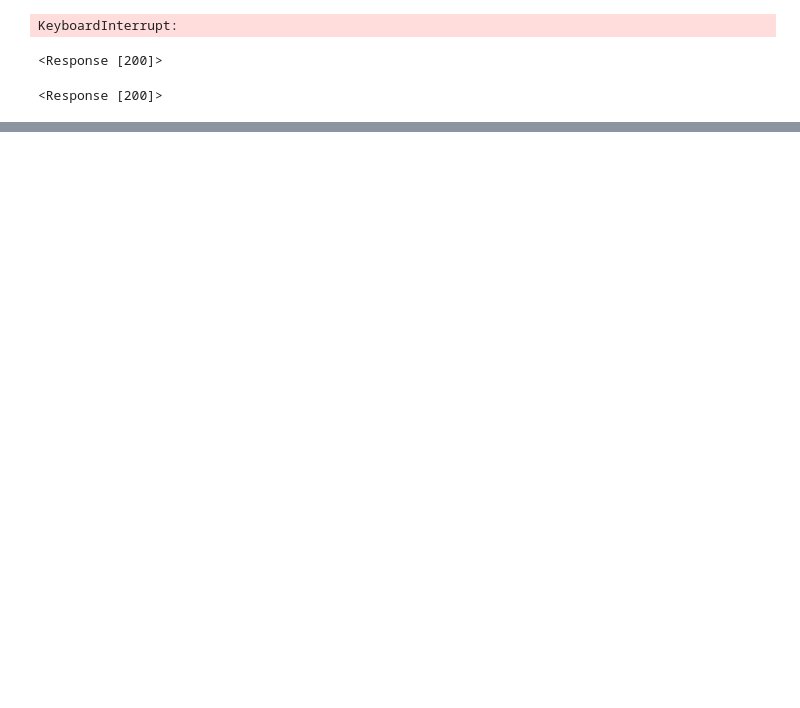
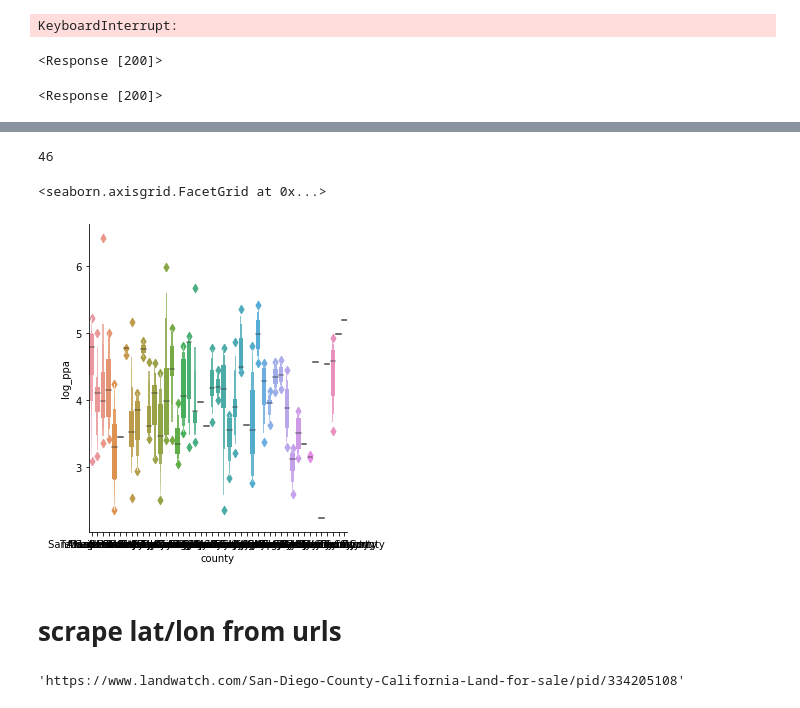
Before and after one commit to akuczala/windsite, a Jupyter notebook: land-value-scrape.ipynb, the cells around one changed output, grey strips where cells are left out. Cells and saved outputs as stored; diff of their text form; code cells hidden in the pictures; blank space fills up the shorter version.

```diff
--- a/land-value-scrape.ipynb
+++ b/land-value-scrape.ipynb
@@ -20,0 +118,9 @@ requests.get('https://www.github.com')
+# %%
+list_df = pd.concat([
+    pd.read_pickle('data/landwatch/listings' + str(s) + '-' + str(e) + '.pkl')
+    for s,e in [(1,5),(6,10),(11,20)]
+],axis=0).reset_index().drop('index',axis=1)
+list_df['acres'], list_df['city'], list_df['county'], list_df['price'] = \
+    list(zip(*list_df['text'].apply(parse_text)))
+list_df['ppa'] = list_df['price']/list_df['acres']
+list_df['log_ppa'] = np.log10(list_df['ppa'])
@@ -20,0 +146,12 @@ requests.get('https://www.github.com')
+# %%
+#CA has 58 counties
+len(list_df['county'].unique())
+# %% [output]
+46
+# %%
+sns.catplot(x = 'county', y = 'log_ppa',data=list_df,kind='boxen')
+# %% [output]
+<seaborn.axisgrid.FacetGrid at 0x...>
+[figure, added]
+# %% [markdown]
+# scrape lat/lon from urls
@@ -20,0 +179,4 @@ requests.get('https://www.github.com')
+# %%
+url
+# %% [output]
+'https://www.landwatch.com/San-Diego-County-California-Land-for-sale/pid/334205108'
```
Also changed, not shown: parts of 19 cells of this notebook, 7 other files.
